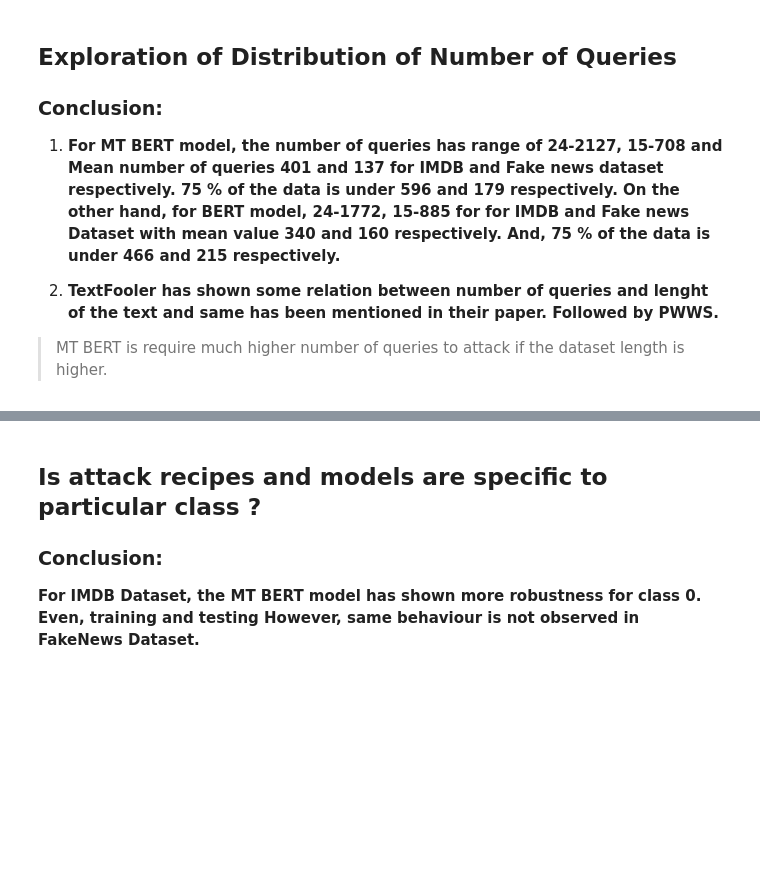
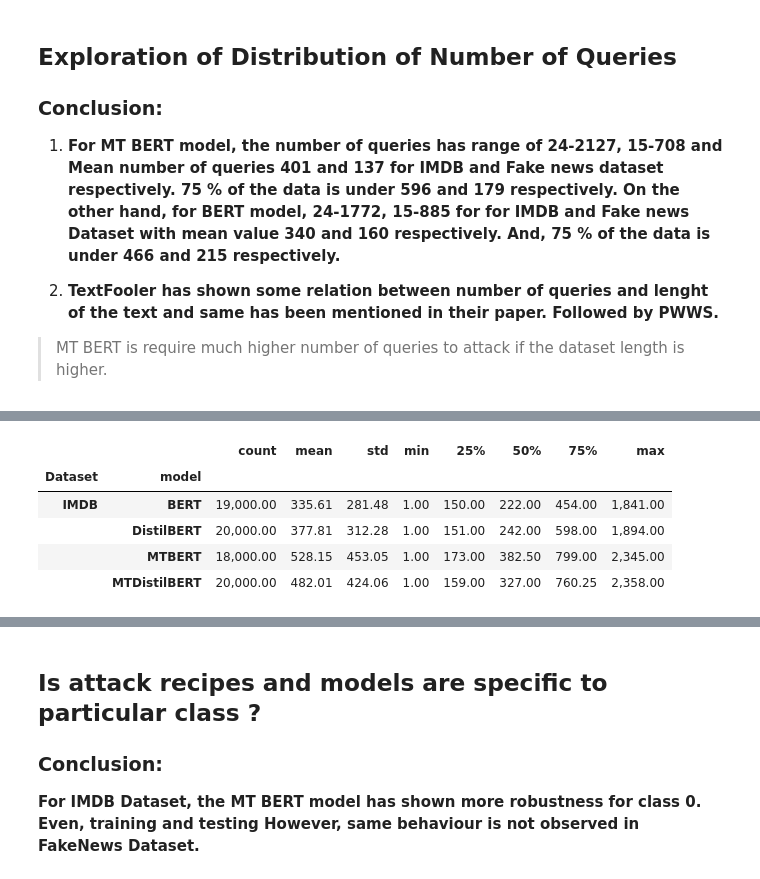
Before and after one commit to bksaini078/Mean-Teacher-LanguageModel-Robustness-Assessment, a Jupyter notebook: Experiment_results.ipynb, the cells around one changed output, grey strips where cells are left out. Drawn from its saved outputs; the diff is of its cells as text; code cells hidden in the pictures; blank space fills up the shorter version.

```diff
--- a/Experiment_results.ipynb
+++ b/Experiment_results.ipynb
@@ -840,6 +891,15 @@ min        13.00
 75%       181.00
 max       708.00
 Name: num_queries, dtype: float64
+# %%
+df_result_imdb_sel.groupby(['Dataset','model'])['num_queries'].describe()
+# %% [output]
+|  |  | count | mean | std | min | 25% | 50% | 75% | max |
+| Dataset | model |  |  |  |  |  |  |  |  |
+| IMDB | BERT | 19,000.00 | 335.61 | 281.48 | 1.00 | 150.00 | 222.00 | 454.00 | 1,841.00 |
+|  | DistilBERT | 20,000.00 | 377.81 | 312.28 | 1.00 | 151.00 | 242.00 | 598.00 | 1,894.00 |
+|  | MTBERT | 18,000.00 | 528.15 | 453.05 | 1.00 | 173.00 | 382.50 | 799.00 | 2,345.00 |
+|  | MTDistilBERT | 20,000.00 | 482.01 | 424.06 | 1.00 | 159.00 | 327.00 | 760.25 | 2,358.00 |
 # %%
 # IMDB dataset
 fig= px.histogram(df_result_imdb_sel[(df_result_imdb_sel.result_type=='Successful')].sort_values(['model','attack_recipe'], key= lambda x: x.map(custom_dict))\
```
Also changed, not shown: parts of 23 cells of this notebook, 29 other files.
